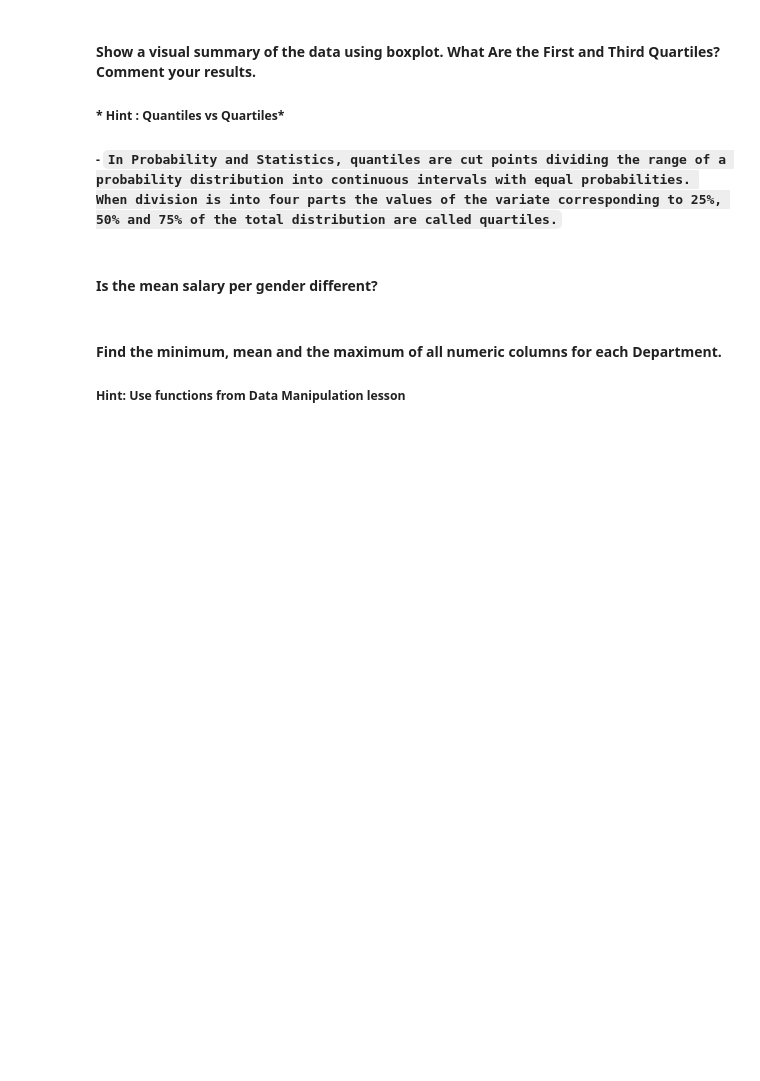
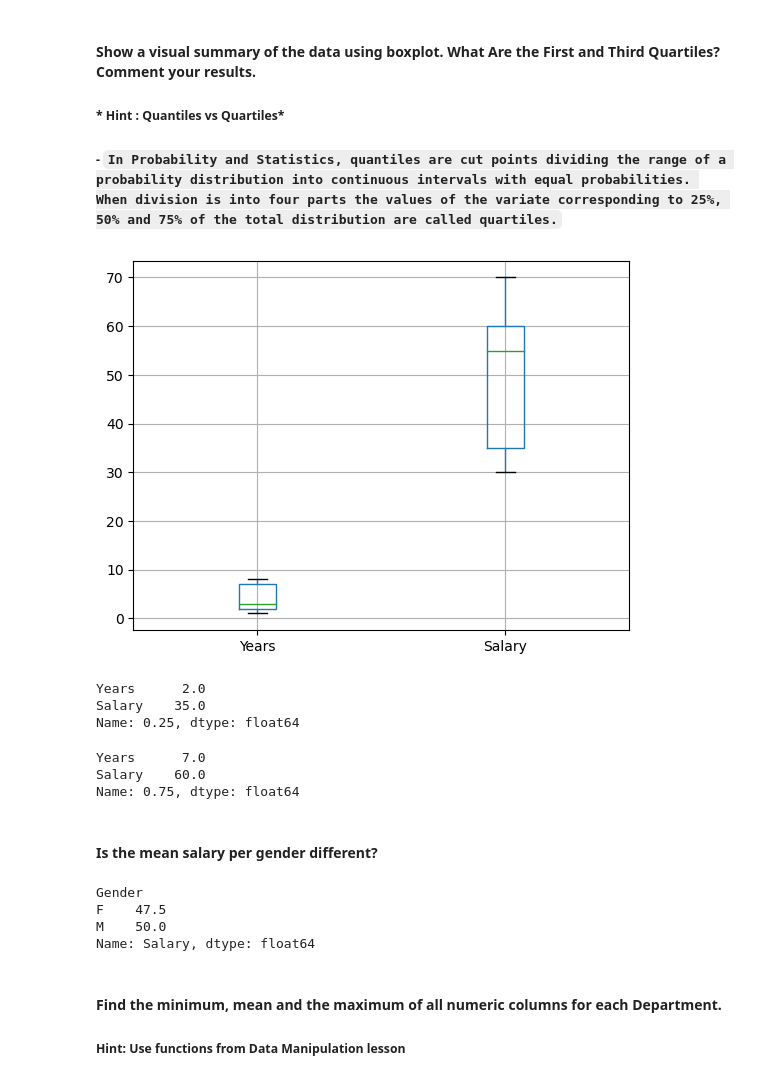
Before and after one commit to Ironhack-Data-Madrid-Octubre-2023/5.1-lab_subsetting_and_descriptive_stats, a Jupyter notebook: your-code/main.ipynb, the cells around one changed output. Drawn from its saved outputs; the diff is of its cells as text; code cells hidden in the pictures; blank space fills up the shorter version.

```diff
--- a/your-code/main.ipynb
+++ b/your-code/main.ipynb
@@ -211,9 +271,22 @@ employee['Salary'].min()
 ##### - `In Probability and Statistics, quantiles are cut points dividing the range of a probability distribution into continuous intervals with equal probabilities. When division is into four parts the values of the variate corresponding to 25%, 50% and 75% of the total distribution are called quartiles.`
 # %%
 # draw boxplot here
+employee.boxplot();
+# %% [output]
+[figure, added]
 # %%
 # print first quartile here
+employee.quantile(0.25)
+# %% [output]
+Years      2.0
+Salary    35.0
+Name: 0.25, dtype: float64
 # %%
 # print third quartile here
+employee.quantile(0.75)
+# %% [output]
+Years      7.0
+Salary    60.0
+Name: 0.75, dtype: float64
 # %% [markdown]
 #### Is the mean salary per gender different?
@@ -222,3 +293,13 @@ employee['Salary'].min()
+# %%
+# your answer here
+employee.groupby('Gender')['Salary'].mean()
+
+#Si son diferentes, el de promedio de salario de los hombres es mayor que el de las mujeres
+# %% [output]
+Gender
+F    47.5
+M    50.0
+Name: Salary, dtype: float64
 # %% [markdown]
 #### Find the minimum, mean and the maximum of all numeric columns for each Department.
 
```
Also changed, not shown: parts of 16 cells of this notebook.
